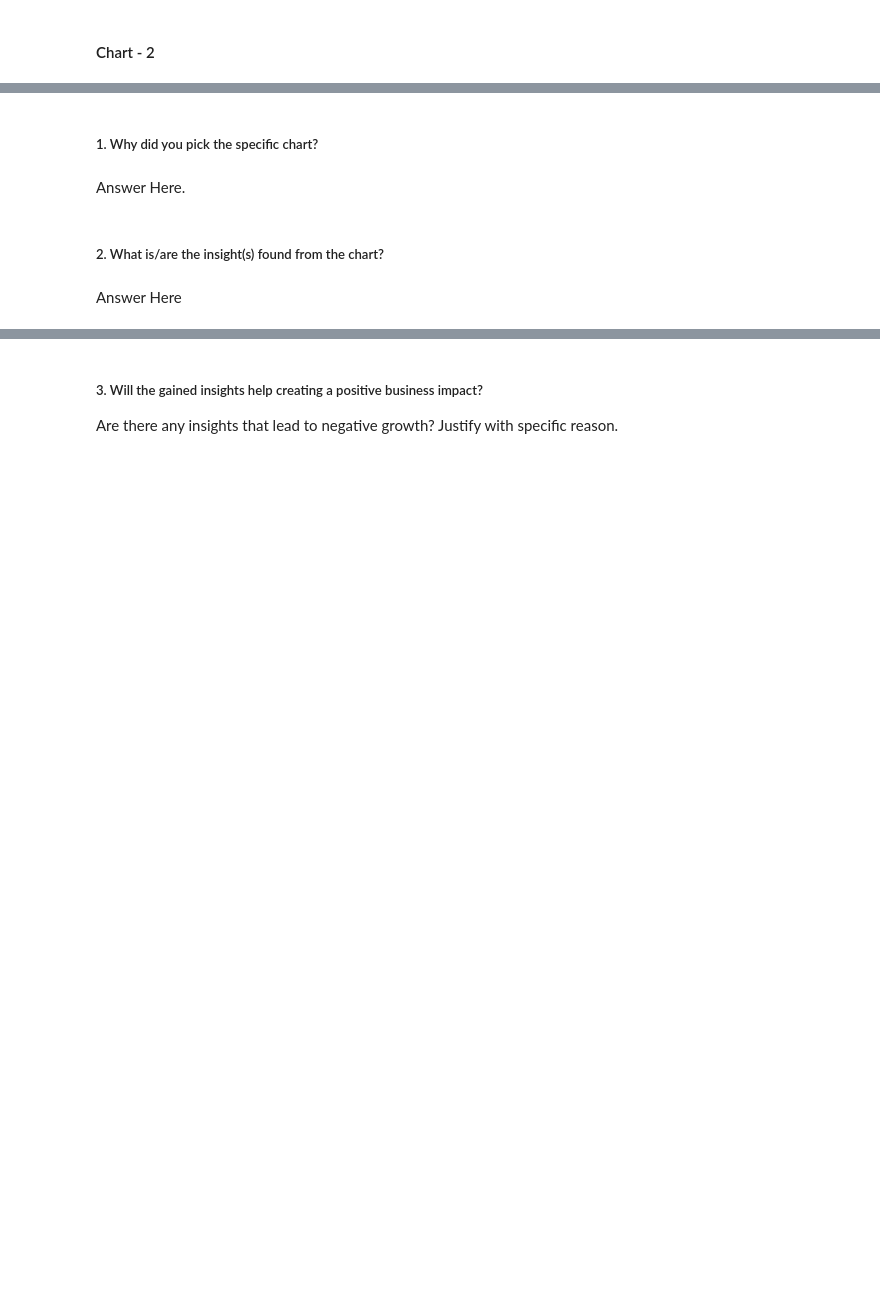
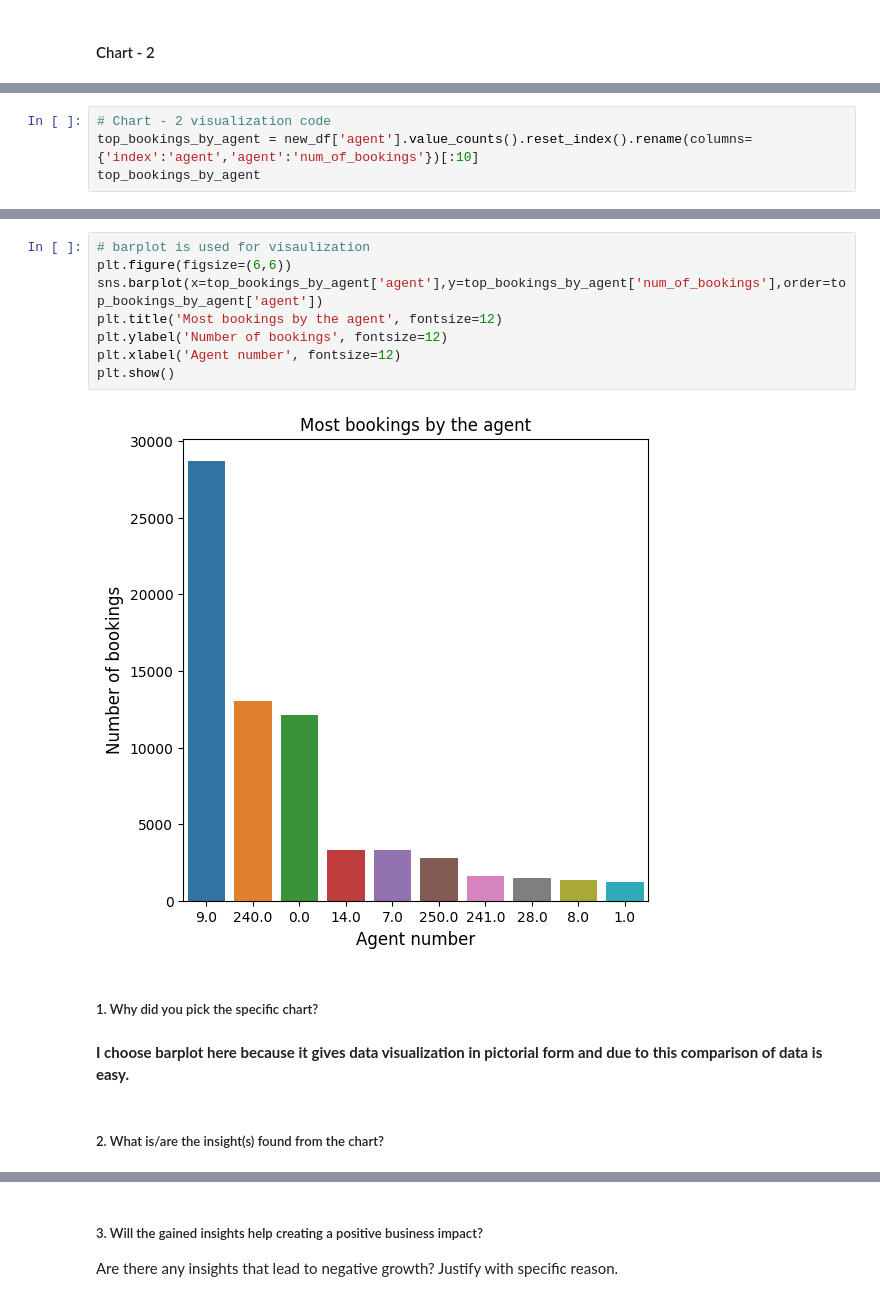
Before and after one commit to ShubhamAGWL/ShubhAG, a Jupyter notebook: Capstone_project_Hotel_Booking_Analysis.ipynb, the cells around one changed output, grey strips where cells are left out. Drawn from its saved outputs; the diff is of its cells as text; blank space fills up the shorter version.

```diff
--- a/Capstone_project_Hotel_Booking_Analysis.ipynb
+++ b/Capstone_project_Hotel_Booking_Analysis.ipynb
@@ -242,0 +402,4 @@ Answer Here
+# %%
+# Chart - 2 visualization code
+top_bookings_by_agent = new_df['agent'].value_counts().reset_index().rename(columns={'index':'agent','agent':'num_of_bookings'})[:10]
+top_bookings_by_agent
@@ -243,8 +418,16 @@ Answer Here
+# %%
+# barplot is used for visaulization
+plt.figure(figsize=(6,6))
+sns.barplot(x=top_bookings_by_agent['agent'],y=top_bookings_by_agent['num_of_bookings'],order=top_bookings_by_agent['agent'])
+plt.title('Most bookings by the agent', fontsize=12)
+plt.ylabel('Number of bookings', fontsize=12)
+plt.xlabel('Agent number', fontsize=12)
+plt.show()
+# %% [output]
+[figure, added]
 # %% [markdown]
 ##### 1. Why did you pick the specific chart?
-# %% [markdown]
-Answer Here.
+# %% [markdown]
+**I choose barplot here because it gives data visualization in pictorial form and due to this comparison of data is easy.**
 # %% [markdown]
 ##### 2. What is/are the insight(s) found from the chart?
-# %% [markdown]
-Answer Here
```
Also changed, not shown: parts of 46 cells of this notebook.
